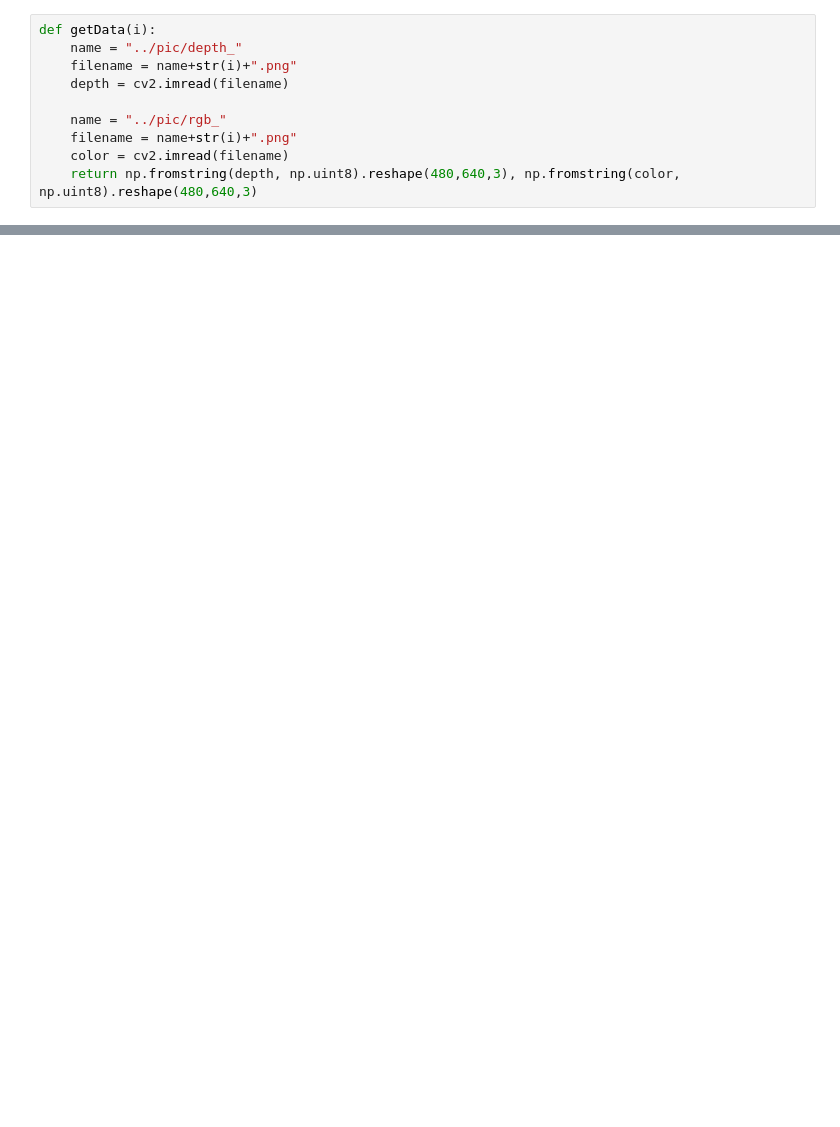
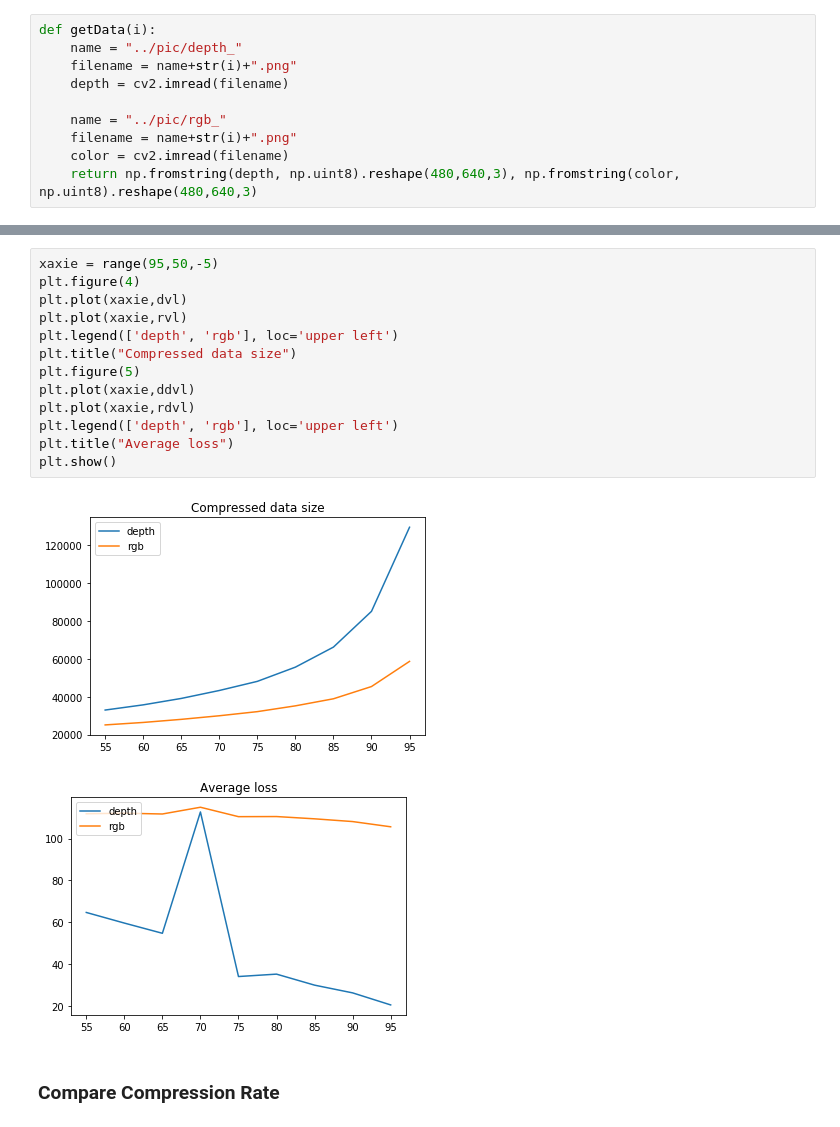
Before and after one commit to ramonqu7/wireless-data-transmission, a Jupyter notebook: Ipython test/Test.ipynb, the cells around one changed output, grey strips where cells are left out. Cells and saved outputs as stored; diff of their text form; blank space fills up the shorter version.

```diff
--- a/Ipython test/Test.ipynb
+++ b/Ipython test/Test.ipynb
@@ -222,0 +303,18 @@ Average Loss : 111.867061462
+# %%
+xaxie = range(95,50,-5)
+plt.figure(4)
+plt.plot(xaxie,dvl)
+plt.plot(xaxie,rvl)
+plt.legend(['depth', 'rgb'], loc='upper left')
+plt.title("Compressed data size")
+plt.figure(5)
+plt.plot(xaxie,ddvl)
+plt.plot(xaxie,rdvl)
+plt.legend(['depth', 'rgb'], loc='upper left')
+plt.title("Average loss")
+plt.show()
+# %% [output]
+[figure, added]
+[figure, added]
+# %% [markdown]
+### Compare Compression Rate
```
Also changed, not shown: parts of 19 cells of this notebook.
